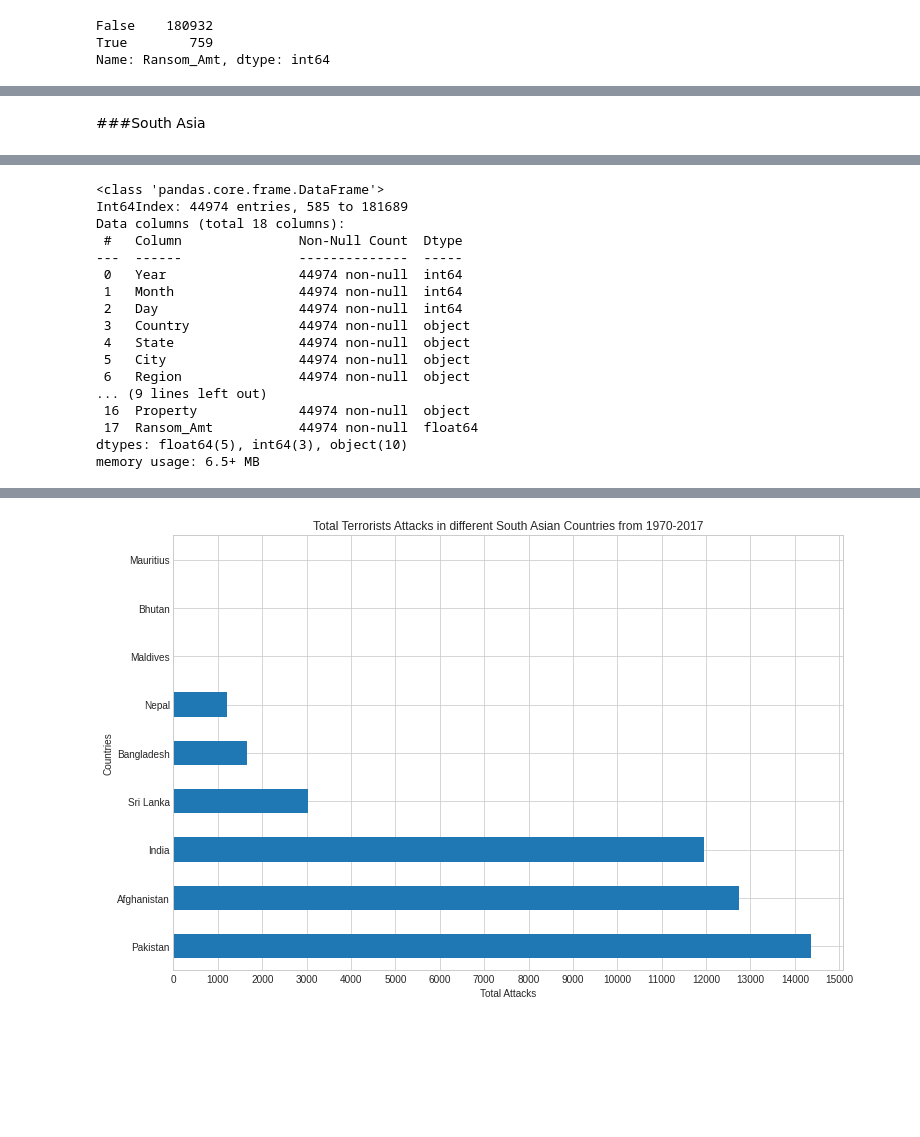
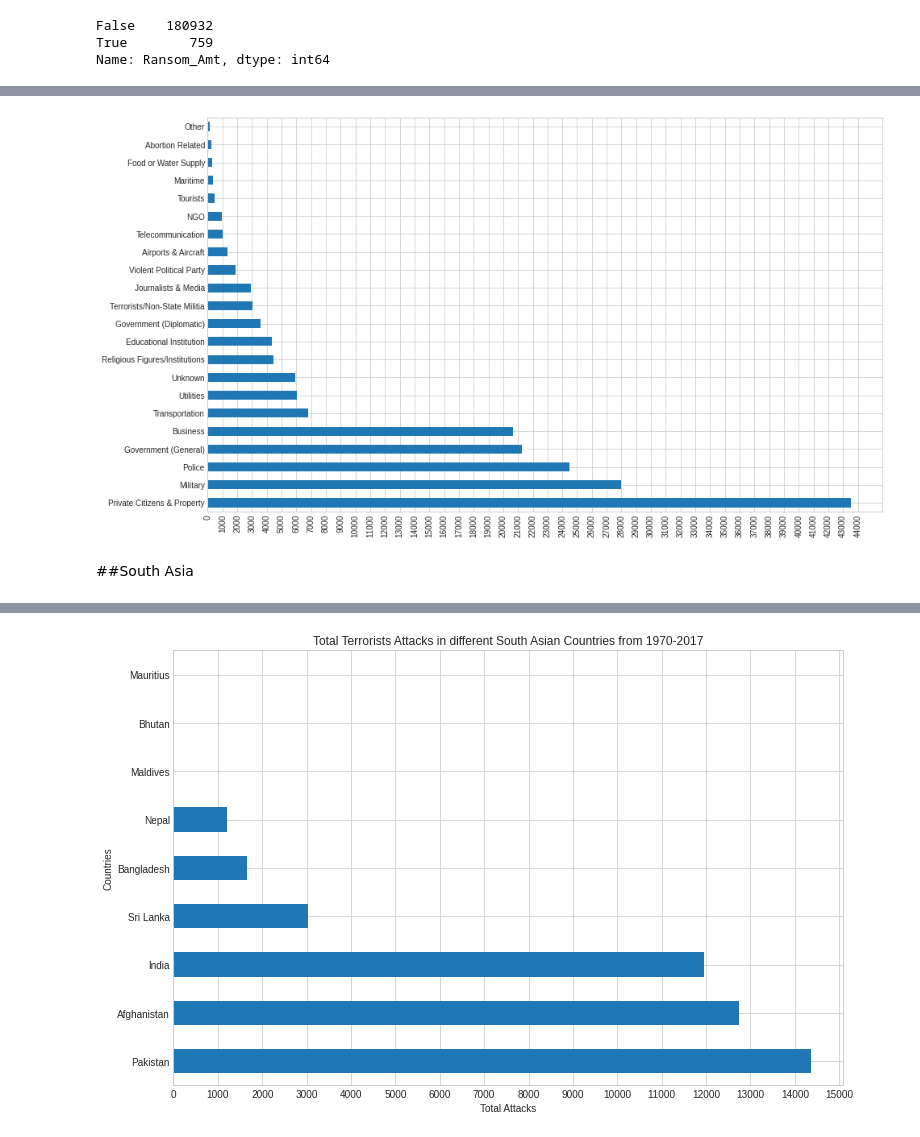
Before and after one commit to chvikas/global-terrorism-analysis, a Jupyter notebook: Global_Terrorism_Analysis_Capstone_Project.ipynb, the cells around one changed output, grey strips where cells are left out. Cells and saved outputs as stored; diff of their text form; code cells hidden in the pictures; blank space fills up the shorter version.

```diff
--- a/Global_Terrorism_Analysis_Capstone_Project.ipynb
+++ b/Global_Terrorism_Analysis_Capstone_Project.ipynb
@@ -633,0 +645,4 @@ Out of 181691 attacks there are only 759 times when any ransom has been paid. Th
+# %%
+#creating a series to know the targets of the terrorist acts
+attackTarget_global = gt_df['Target'].value_counts()
+attackTarget_global
@@ -634,5 +689,14 @@ Out of 181691 attacks there are only 759 times when any ransom has been paid. Th
+# %%
+#Ploting a bar graph to show target groups and the number of attacks on them
+plt.figure(figsize=(15,9))
+attackTarget_global.plot(kind='barh')
+plt.xticks(np.arange(0,45000,1000))
+plt.xticks(rotation=90)
+plt.show()
+# %% [output]
+[figure, added]
 # %% [markdown]
-###South Asia
+##South Asia
 # %%
 #Printing the Data Frame for South Asia
 southAsia_df
@@ -650,23 +714,3 @@ southAsia_df
 | 181685 | 2017 | 12 | 31 | Afghanistan | Faryab | Maymana | South Asia | Bombing/Explosion | Business | Unknown | Unknown | ... |
 | 181689 | 2017 | 12 | 31 | India | Manipur | Imphal | South Asia | Bombing/Explosion | Government (General) | Unknown | Unknown | ... |
 44974 rows × 18 columns
-# %%
-southAsia_df.info()
-# %% [output]
-<class 'pandas.core.frame.DataFrame'>
-Int64Index: 44974 entries, 585 to 181689
-Data columns (total 18 columns):
- #   Column               Non-Null Count  Dtype
----  ------               --------------  -----
- 0   Year                 44974 non-null  int64
- 1   Month                44974 non-null  int64
- 2   Day                  44974 non-null  int64
- 3   Country              44974 non-null  object
- 4   State                44974 non-null  object
- 5   City                 44974 non-null  object
- 6   Region               44974 non-null  object
-... (9 lines left out)
- 16  Property             44974 non-null  object
- 17  Ransom_Amt           44974 non-null  float64
-dtypes: float64(5), int64(3), object(10)
-memory usage: 6.5+ MB
```
Also changed, not shown: parts of 76 cells of this notebook.
